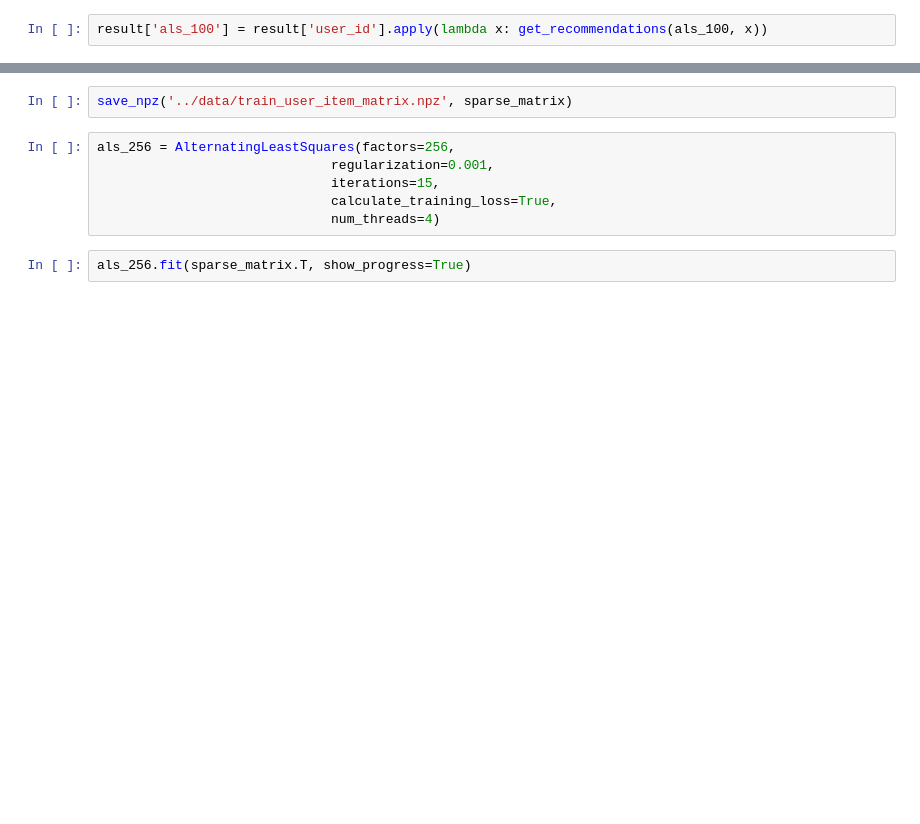
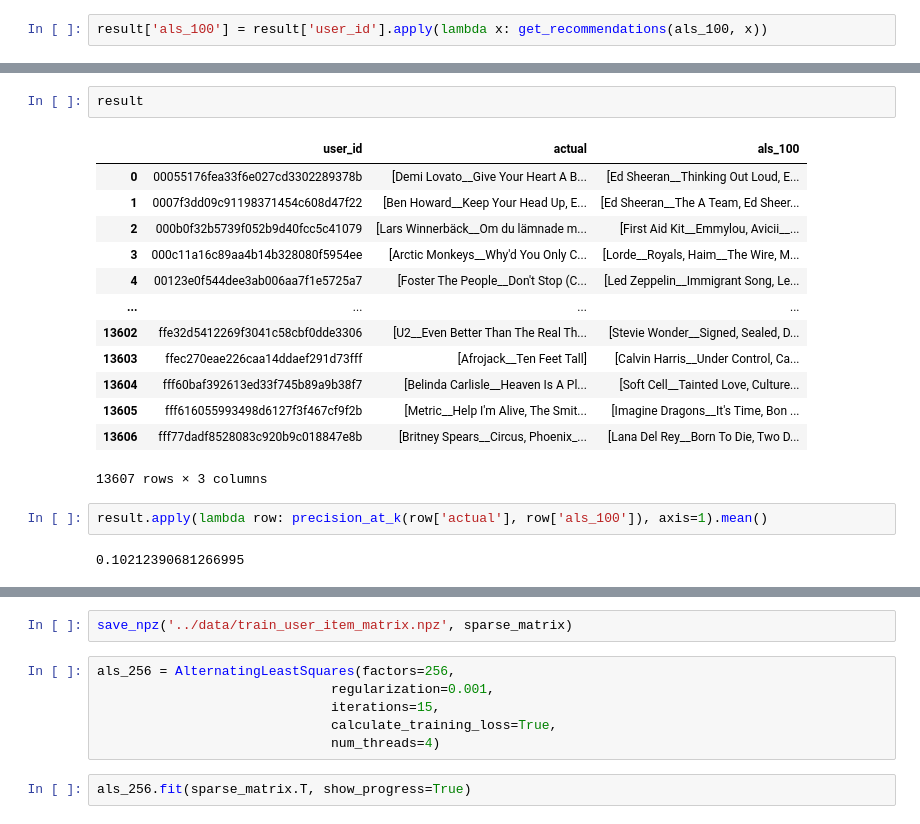
Before and after one commit to orson88/hse_mlds_recsys_project, a Jupyter notebook: experiments/als_new_split.ipynb, the cells around one changed output, grey strips where cells are left out. Drawn from its saved outputs; the diff is of its cells as text; blank space fills up the shorter version.

Commit message:
als and metrics updated

```diff
--- a/experiments/als_new_split.ipynb
+++ b/experiments/als_new_split.ipynb
@@ -106,3 +191,23 @@ result
+# %%
+result
+# %% [output]
+|  | user_id | actual | als_100 |
+| 0 | 00055176fea33f6e027cd3302289378b | [Demi Lovato__Give Your Heart A B... | [Ed Sheeran__Thinking Out Loud, E... |
+| 1 | 0007f3dd09c91198371454c608d47f22 | [Ben Howard__Keep Your Head Up, E... | [Ed Sheeran__The A Team, Ed Sheer... |
+| 2 | 000b0f32b5739f052b9d40fcc5c41079 | [Lars Winnerbäck__Om du lämnade m... | [First Aid Kit__Emmylou, Avicii__... |
+| 3 | 000c11a16c89aa4b14b328080f5954ee | [Arctic Monkeys__Why'd You Only C... | [Lorde__Royals, Haim__The Wire, M... |
+| 4 | 00123e0f544dee3ab006aa7f1e5725a7 | [Foster The People__Don't Stop (C... | [Led Zeppelin__Immigrant Song, Le... |
+| ... | ... | ... | ... |
+| 13602 | ffe32d5412269f3041c58cbf0dde3306 | [U2__Even Better Than The Real Th... | [Stevie Wonder__Signed, Sealed, D... |
+| 13603 | ffec270eae226caa14ddaef291d73fff | [Afrojack__Ten Feet Tall] | [Calvin Harris__Under Control, Ca... |
+| 13604 | fff60baf392613ed33f745b89a9b38f7 | [Belinda Carlisle__Heaven Is A Pl... | [Soft Cell__Tainted Love, Culture... |
+| 13605 | fff616055993498d6127f3f467cf9f2b | [Metric__Help I'm Alive, The Smit... | [Imagine Dragons__It's Time, Bon ... |
+| 13606 | fff77dadf8528083c920b9c018847e8b | [Britney Spears__Circus, Phoenix_... | [Lana Del Rey__Born To Die, Two D... |
+13607 rows × 3 columns
+# %%
+result.apply(lambda row: precision_at_k(row['actual'], row['als_100']), axis=1).mean()
+# %% [output]
+0.10212390681266995
 # %%
 result.apply(lambda row: precision_at_k(row['als_100'], row['actual']), axis=1).mean()
 # %% [output]
```
Also changed, not shown: parts of 32 cells of this notebook, 9 other files.
